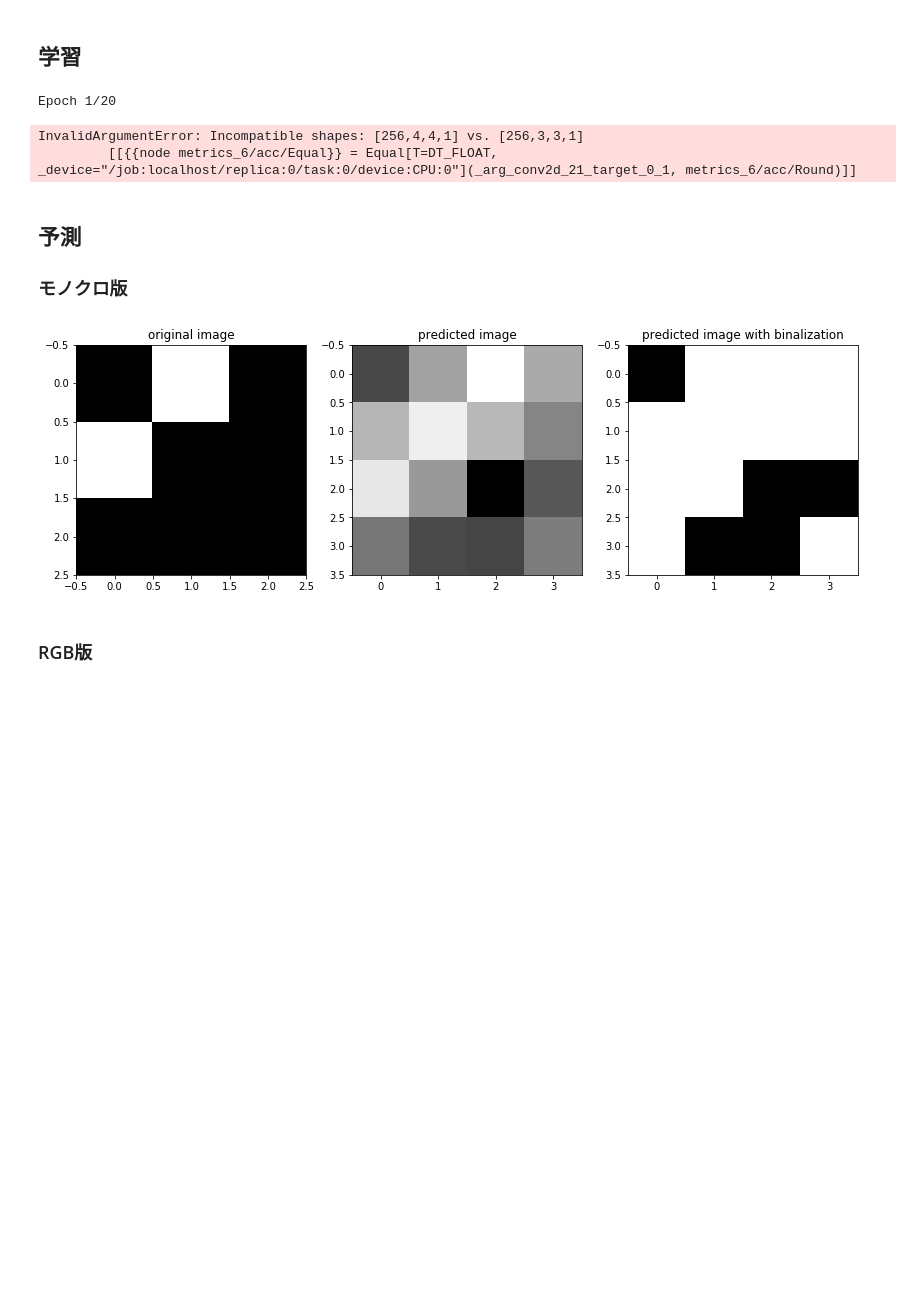
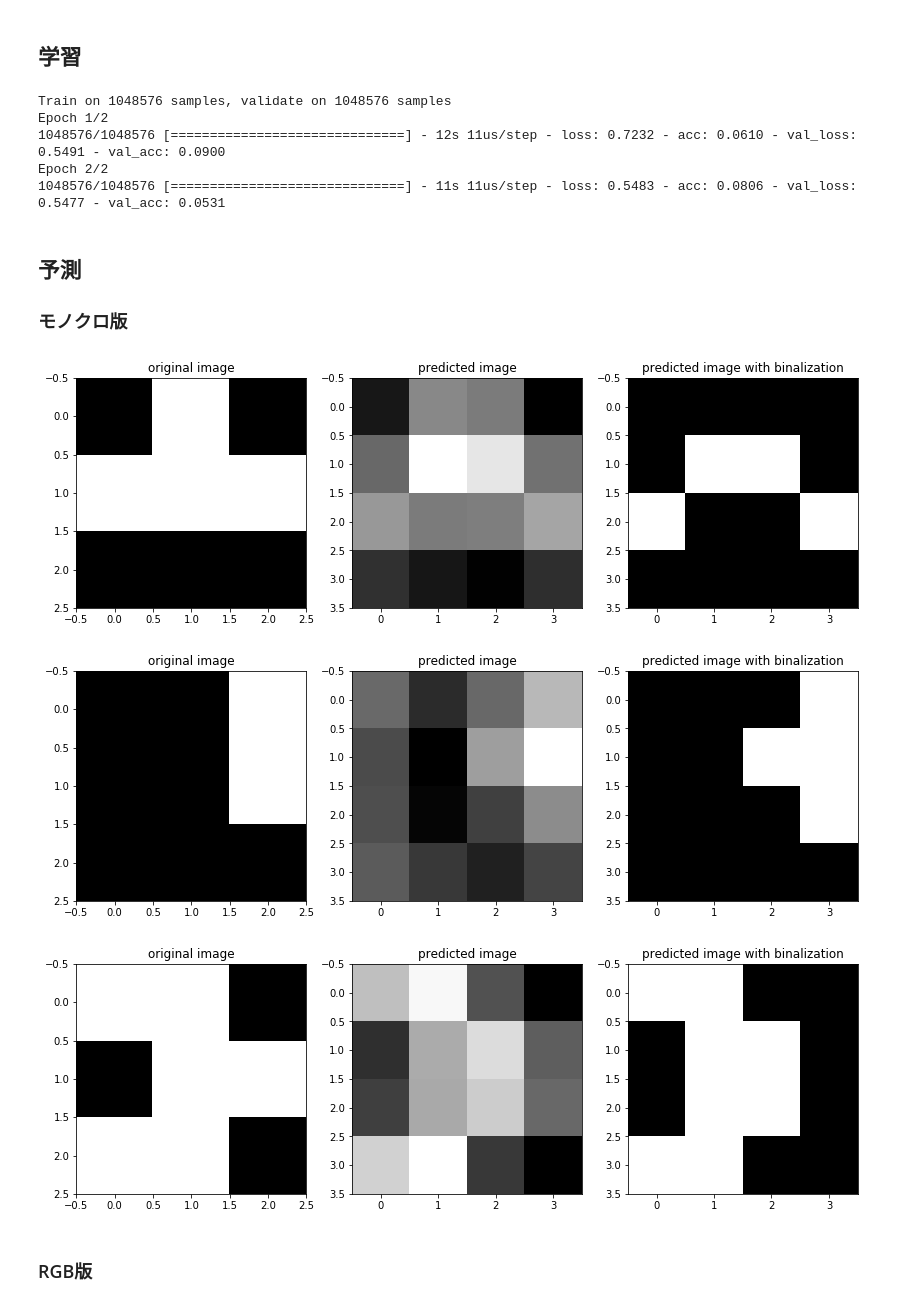
Before and after one commit to mositori/Bayesian-SuperResolution, a Jupyter notebook: ex1/autoencoder_example.ipynb, the cells around one changed output. Drawn from its saved outputs; the diff is of its cells as text; code cells hidden in the pictures; blank space fills up the shorter version.

```diff
--- a/ex1/autoencoder_example.ipynb
+++ b/ex1/autoencoder_example.ipynb
@@ -43,15 +41,12 @@ class AE():
         self.model = Sequential()
         self.model.add( Dense(16, activation = 'relu', input_dim = 9) )
         #self.model.add( Dense(16, activation = 'relu') )
-        self.model.add( Dense(16, activation = 'relu') )
-        self.model.add( Dropout(0.5) )
-        self.model.add( Dense(16, activation = 'relu') )
         self.model.add( Dense(16, activation = keras.layers.ReLU(max_value=1, negative_slope=0, threshold = 0)) )
         #self.model.add( Dense(16, activation = keras.layers.ReLU(max_value=1, negative_slope=0, threshold = 0)) )
         self.model.compile(optimizer = optimizer,
                            loss = loss,
                            metrics = ['accuracy'])
-        plot_model(model, to_file='./model.png')
+        plot_model(self.model, to_file='./model.png')
     def fit(self, epochs='4', batch_size='256'):
         self.model.fit(self.q_matrix, self.p_matrix,
                       epochs = epochs,
@@ -124,7 +119,7 @@ class AE():
         output_img_binalized[output_img_binalized >= thresold] = 1
         output_img_binalized[output_img_binalized < thresold] = 0
 
-        fig, axes = plt.subplots(1,3, figsize = (12,12))
+        fig, axes = plt.subplots(1,3, figsize = (16,16))
         axes[0].imshow(input_img, cmap = plt.cm.binary)
         axes[0].set_title("input image")
         axes[1].imshow(output_img, cmap = plt.cm.binary)
@@ -156,8 +151,7 @@ class AE():
     def fit(self, epochs='4', batch_size='256'):
         self.model.fit(self.q_matrix, self.p_matrix,
                       epochs = epochs,
-                      batch_size = batch_size,
-                      validation_data = (self.q_matrix, self.p_matrix))
+                      batch_size = batch_size)
 
     def predict(self, test_img, threshold):
         preds = self.model.predict(test_img).reshape(4,4)
@@ -259,20 +249,25 @@ _________________________________________________________________
 # %% [markdown]
 ## 学習
 # %%
-autoencoder.fit(epochs = 20, batch_size=256)
+autoencoder.fit(epochs = 2, batch_size=512)
 # %% [output]
-Epoch 1/20
+Train on 1048576 samples, validate on 1048576 samples
+Epoch 1/2
+1048576/1048576 [==============================] - 12s 11us/step - loss: 0.7232 - acc: 0.0610 - val_loss: 0.5491 - val_acc: 0.0900
+Epoch 2/2
+1048576/1048576 [==============================] - 11s 11us/step - loss: 0.5483 - acc: 0.0806 - val_loss: 0.5477 - val_acc: 0.0531
-InvalidArgumentError: Incompatible shapes: [256,4,4,1] vs. [256,3,3,1]
-         [[{{node metrics_6/acc/Equal}} = Equal[T=DT_FLOAT, _device="/job:localhost/replica:0/task:0/device:CPU:0"](_arg_conv2d_21_target_0_1, metrics_6/acc/Round)]]
 # %% [markdown]
 ## 予測
 ### モノクロ版
 # %%
-test_img = np.array([[1,0,1,0,1,1,1,1,1]])
-threshold = 0.5
-autoencoder.predict(test_img, threshold)
+for i in range(3):
+    test_img = np.random.randint(0, 2, size=(1,9))
+    threshold = 0.5
+    autoencoder.predict(test_img, threshold)
 # %% [output]
-[figure, old version]
+[figure, new version]
+[figure, added]
+[figure, added]
 # %% [markdown]
 ### RGB版
 # %%
```
Also changed, not shown: parts of 7 cells of this notebook, 5 other files.
